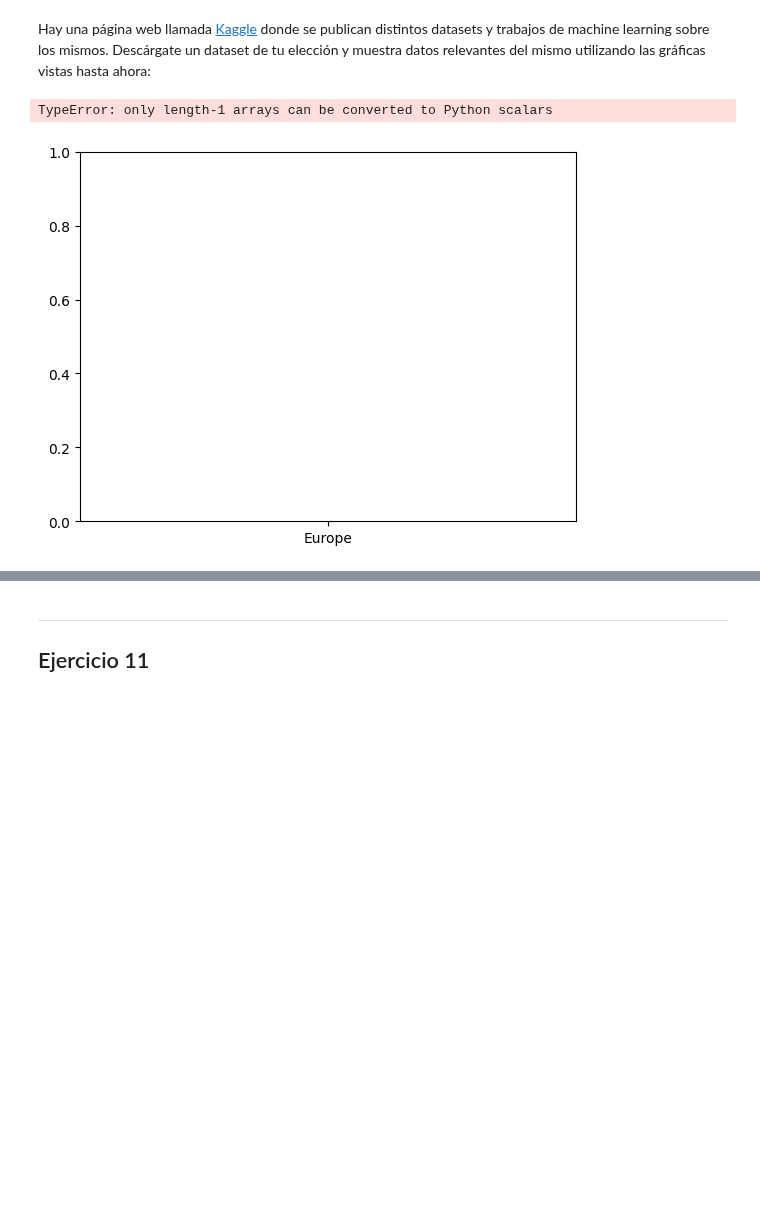
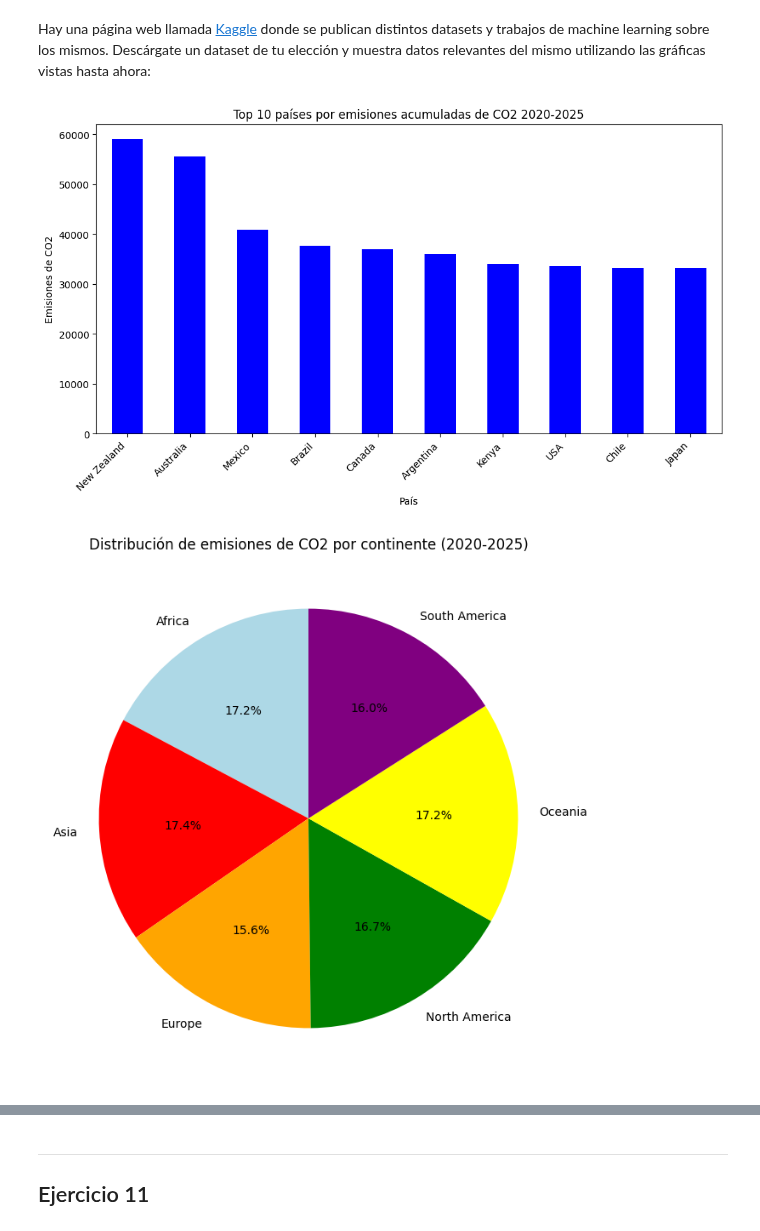
Before and after one commit to JavierPeraltaAzagra/Big-Data-e-IA, a Jupyter notebook: Programacion de IA/MatplotLib/Ejercicios básicos/03-Matplotlib_Ejercicios_3.ipynb, the cells around one changed output, grey strips where cells are left out. Drawn from its saved outputs; the diff is of its cells as text; code cells hidden in the pictures; blank space fills up the shorter version.

```diff
--- a/Programacion de IA/MatplotLib/Ejercicios básicos/03-Matplotlib_Ejercicios_3.ipynb
+++ b/Programacion de IA/MatplotLib/Ejercicios básicos/03-Matplotlib_Ejercicios_3.ipynb
@@ -175,33 +175,37 @@ plt.show()
 ## Ejercicio 10
 # %% [markdown]
 Hay una página web llamada [Kaggle](https://www.kaggle.com/datasets) donde se publican distintos datasets y trabajos de machine learning sobre los mismos. Descárgate un dataset de tu elección y muestra datos relevantes del mismo utilizando las gráficas vistas hasta ahora:
-# %%
-df = pd.read_csv("Global_Climate_Change_Data_2020_2025.csv")
-
-x = df["Continent"].unique()
-y = df.groupby("Continent")[["Avg_Temperature(°C)"]].mean()
-
-# configuramos los datos de cada matriz en el gráfico
-plt.bar(x, y, label = "línea 1", color = "lightblue", width = 0.5)
-
-# definimos el título y nombre de los ejes
-plt.title("Gráfico de barras")
-plt.xlabel("Eje X")
-plt.ylabel("Eje Y")
-plt.legend()
-
-plt.show()
-
-datos = df.groupby("Continent")[["Avg_Temperature(°C)"]].mean()
-continentes = df["Continent"].unique()
-colores = ["lightblue", "red", "orange", "green", "yellow", "lightgreen"]
-
-print(datos.values.flatten())
-plt.pie(datos.values.flatten(), labels = continentes, colors = colores, startangle = 90,
-        shadow = True, autopct = "%1.1f%%")
-
-plt.title("Gráfico circular")
-plt.show()
-# %% [output]
-TypeError: only length-1 arrays can be converted to Python scalars
-[figure, removed]
+# %%
+df = pd.read_csv("Global_Climate_Change_Data_2020_2025.csv")
+
+# Gráfico de barras: Top 10 países por emisiones totales de CO2
+co2_por_pais = df.groupby("Country")["CO2_Emissions(Mt)"].sum().sort_values(ascending=False).head(10)
+plt.figure(figsize=(10,6))
+co2_por_pais.plot(kind="bar", color="blue")
+plt.title("Top 10 países por emisiones acumuladas de CO2 2020-2025")
+plt.ylabel("Emisiones de CO2")
+plt.xlabel("País")
+plt.xticks(rotation=45, ha="right")
+plt.tight_layout()
+plt.show()
+
+# Gráfico de pastel: Distribución de emisiones de CO2 por continente
+co2_por_continente = df.groupby("Continent")["CO2_Emissions(Mt)"].sum()
+plt.figure(figsize=(8,8))
+colores = ["lightblue", "red", "orange", "green", "yellow", "purple"]
+plt.pie(co2_por_continente, labels=co2_por_continente.index, autopct="%1.1f%%", startangle=90, colors=colores)
+plt.title("Distribución de emisiones de CO2 por continente (2020-2025)")
+plt.show()
+
+# Gráfico scatter: temperatura media vs subida del nivel del mar
+plt.figure(figsize=(10,6))
+plt.scatter(df["Avg_Temperature(°C)"], df["Sea_Level_Rise(mm)"], alpha=0.7)
+plt.xlabel("Avg Temperature (°C)")
+plt.ylabel("Sea Level Rise (mm)")
+plt.title("Temperatura media vs subida del nivel del mar")
+plt.grid(True)
+plt.tight_layout()
+plt.show()
+# %% [output]
+[figure, added]
+[figure, added]
```
Also changed, not shown: parts of 4 cells of this notebook.
